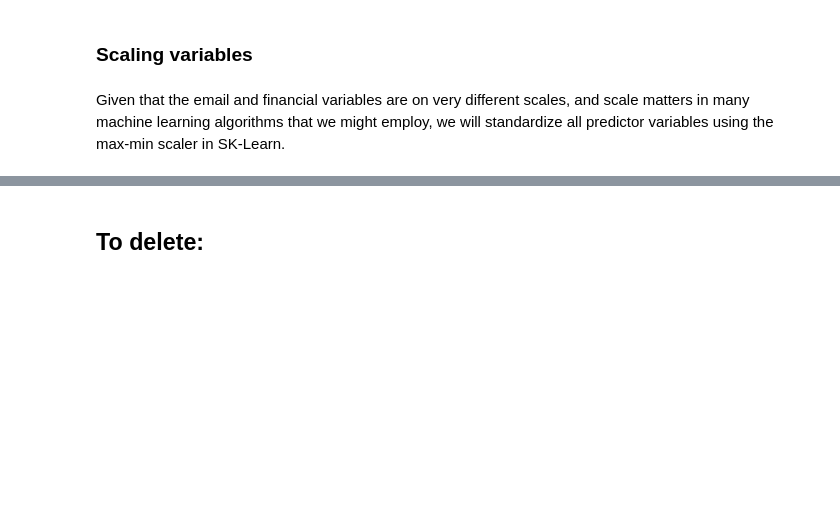
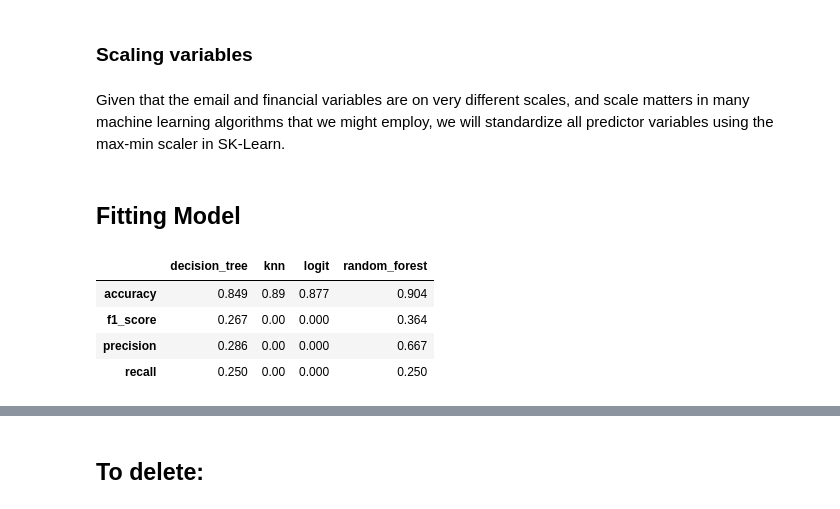
Before and after one commit to nyjgary/udacity_nanodegree, a Jupyter notebook: Enron/Enron.ipynb, the cells around one changed output, grey strips where cells are left out. Saved outputs shown, nothing was run; the diff lists cells and outputs as text; code cells hidden in the pictures; blank space fills up the shorter version.

```diff
--- a/Enron/Enron.ipynb
+++ b/Enron/Enron.ipynb
@@ -290,3 +290,5 @@ X_original = df.ix[:, df.columns != 'poi']
 
 min_max_scaler = MinMaxScaler()
 X = min_max_scaler.fit_transform(X_original) # predictor variables / feataures (scaled)
+# %% [markdown]
+## Fitting Model
@@ -292,0 +310,51 @@ X = min_max_scaler.fit_transform(X_original) # predictor variables / feataures (
+# %%
+from sklearn.cross_validation import KFold
+from sklearn.ensemble import RandomForestClassifier
+from sklearn.neighbors import KNeighborsClassifier
+from sklearn.tree import DecisionTreeClassifier
+from sklearn.linear_model import LogisticRegression
+
+# Build function to do 5-fold cross validation for each of the 4 classifier algorithms
+
+def run_cv(X,y,clf_class,**kwargs):
+    kf = KFold(len(y),n_folds=5,shuffle=True)
+    y_pred = y.copy()
+    for train_index, test_index in kf:
+        X_train, X_test = X[train_index], X[test_index]
+        y_train = y[train_index]
+        clf = clf_class(**kwargs)
+        clf.fit(X_train,y_train)
+        y_pred[test_index] = clf.predict(X_test)
+    return y_pred
+
+# Save predictions to a dictionary
+
+y_dict = {}
+y_dict['random_forest'] = run_cv(X_train,y_train,RandomForestClassifier)
+y_dict['decision_tree'] = run_cv(X_train,y_train,DecisionTreeClassifier)
+y_dict['knn'] = run_cv(X_train,y_train,KNeighborsClassifier)
+y_dict['logit'] = run_cv(X_train,y_train,LogisticRegression)
+# %%
+# Compute evaluation metrics
+
+from sklearn.metrics import accuracy_score
+from sklearn.metrics import precision_score
+from sklearn.metrics import recall_score
+from sklearn.metrics import f1_score
+
+metrics = {}
+for algo, y_pred in y_dict.iteritems():
+    d = {}
+    d['accuracy'] = round(accuracy_score(y_train, y_pred),3)
+    d['precision'] = round(precision_score(y_train, y_pred),3)
+    d['recall'] = round(recall_score(y_train, y_pred),3)
+    d['f1_score'] = round(f1_score(y_train, y_pred),3)
+    metrics[algo] = d
+
+pd.DataFrame(metrics)
+# %% [output]
+|  | decision_tree | knn | logit | random_forest |
+| accuracy | 0.849 | 0.89 | 0.877 | 0.904 |
+| f1_score | 0.267 | 0.00 | 0.000 | 0.364 |
+| precision | 0.286 | 0.00 | 0.000 | 0.667 |
+| recall | 0.250 | 0.00 | 0.000 | 0.250 |
```
Also changed, not shown: parts of 4 cells of this notebook.
